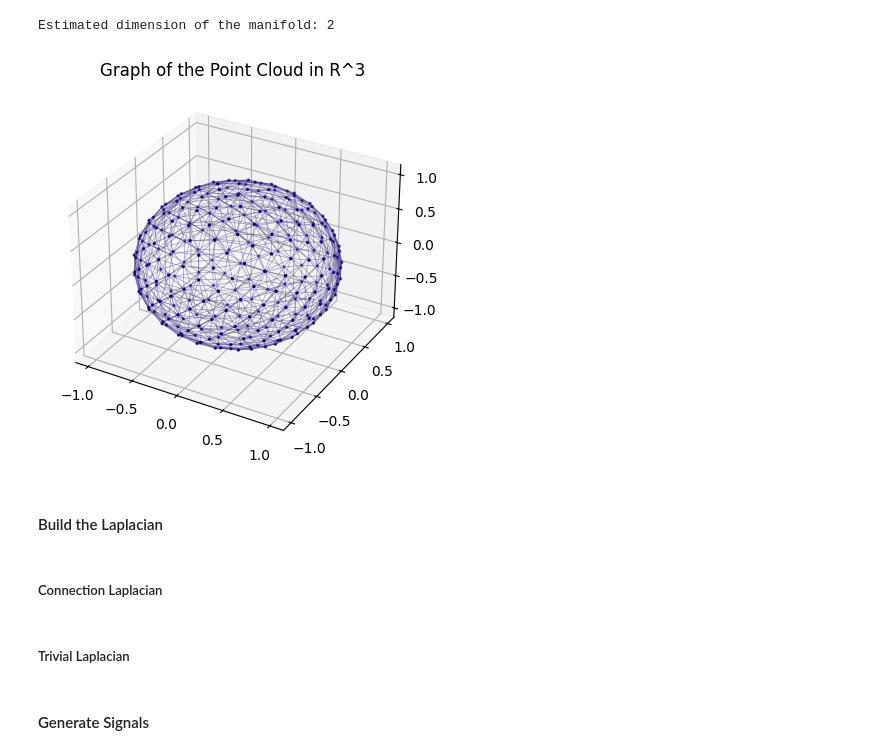
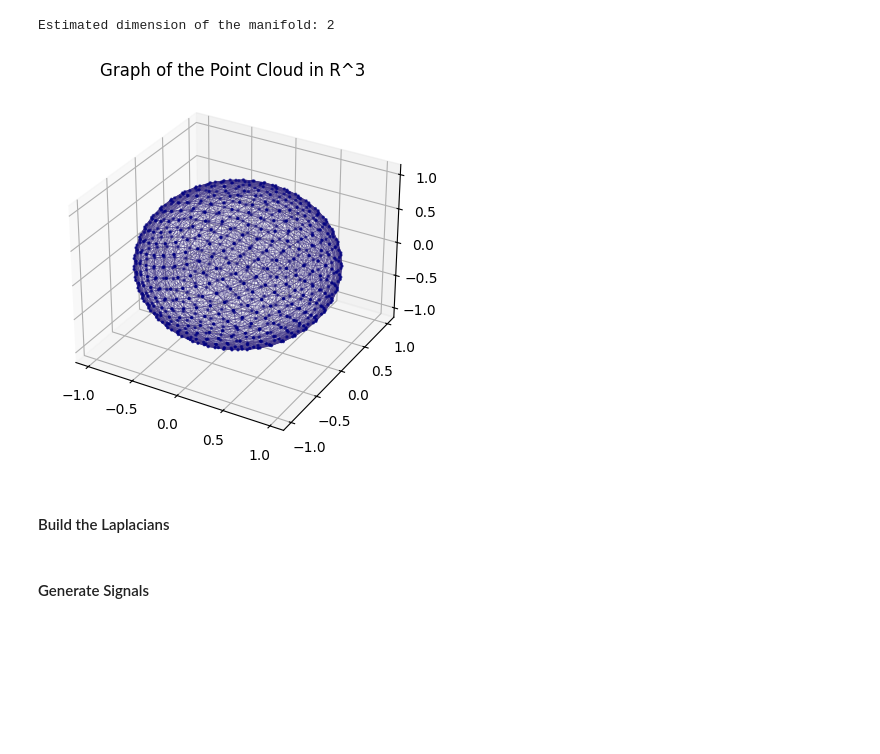
Before and after one commit to gmaurer08/sheaf-signal-processing, a Jupyter notebook: main.ipynb, the cells around one changed output. Saved outputs shown, nothing was run; the diff lists cells and outputs as text; code cells hidden in the pictures; blank space fills up the shorter version.

Commit message:
topological signal processing class + signal compression

```diff
--- a/main.ipynb
+++ b/main.ipynb
@@ -334,12 +138,7 @@ Representation error (sheaf laplacian): 5.765783484520198
 # %% [markdown]
 ## Fibonacci Sphere
 # %%
-N = 300 # number of points
+N = 700 # number of points
 sphere_points = fibonacci_sphere(N) # Generate the Fibonacci sphere
-
-# Plot the points
-fig = plt.figure()
-ax = fig.add_subplot(projection='3d')
-ax.scatter(sphere_points[:,0], sphere_points[:,1], sphere_points[:,2], marker='o', s=2, c='blue')
-plt.title('Fibonacci Sphere')
-plt.show()
+# Create a topological signal processing object
+sphere = TSP(sphere_points, eps=0.1, eps_pca=0.05, k=30, gamma=0.95)
@@ -366,20 +152,8 @@ print(f"Estimated dimension of the manifold: {vdm.estimate_dim()}")
 # %% [output]
 Estimated dimension of the manifold: 2
 # %%
-# Plot the points
-fig = plt.figure()
-ax = fig.add_subplot(projection='3d')
-ax.scatter(x[:,0], x[:,1], x[:,2], marker='o', s=2, c='navy')
-# Plot the edges
-for edge in G.edges():
-    x1, y1, z1 = x[edge[0]]
-    x2, y2, z2 = x[edge[1]]
-    ax.plot([x1, x2], [y1, y2], [z1, z2], c='darkslateblue', linewidth=0.5, alpha=0.5)
-plt.title('Graph of the Point Cloud in R^3')
-plt.show()
+sphere.plot_graph()
 # %% [output]
-[figure, old version]
+[figure, new version]
 # %% [markdown]
-#### Build the Laplacian
+#### Build the Laplacians
-# %% [markdown]
-##### Connection Laplacian
@@ -389,2 +159,0 @@ L_conn = vdm.connection_laplacian() # approximation of the connection laplacian
-# %% [markdown]
-##### Trivial Laplacian
```
Also changed, not shown: parts of 59 cells of this notebook, 2 other files.
